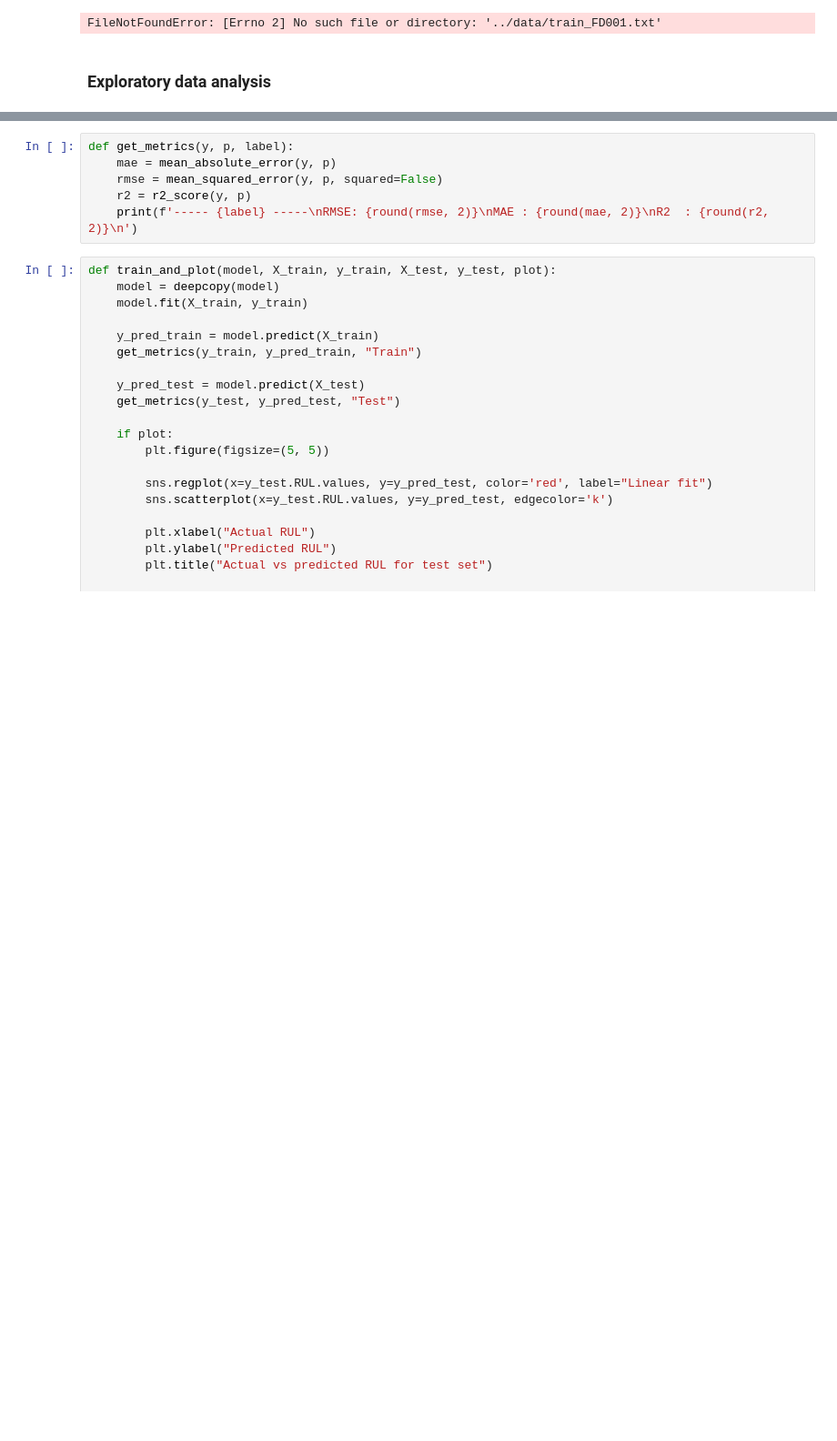
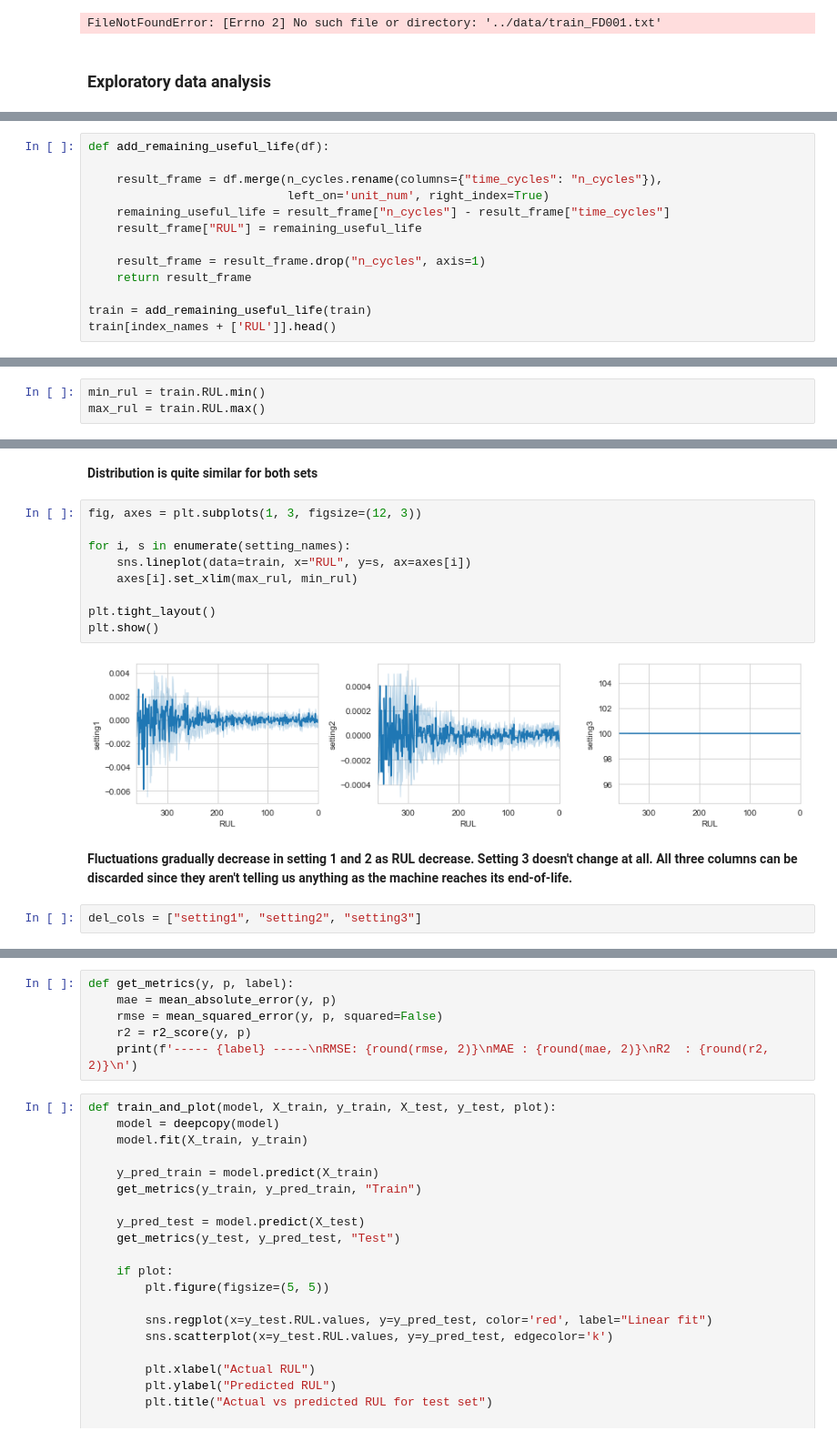
Before and after one commit to Khyati-Bareja/Predictive-Analysis-of-NASA-Turbofan-Degradation-simulation-dataset, a Jupyter notebook: src/EDA-and-Modeling.ipynb, the cells around one changed output, grey strips where cells are left out. Shown: that part at 91% size. Cells and saved outputs as stored; diff of their text form; blank space fills up the shorter version.

```diff
--- a/src/EDA-and-Modeling.ipynb
+++ b/src/EDA-and-Modeling.ipynb
@@ -58,0 +91,13 @@ FileNotFoundError: [Errno 2] No such file or directory: '../data/train_FD001.txt
+# %%
+def add_remaining_useful_life(df):
+
+    result_frame = df.merge(n_cycles.rename(columns={"time_cycles": "n_cycles"}),
+                            left_on='unit_num', right_index=True)
+    remaining_useful_life = result_frame["n_cycles"] - result_frame["time_cycles"]
+    result_frame["RUL"] = remaining_useful_life
+
+    result_frame = result_frame.drop("n_cycles", axis=1)
+    return result_frame
+
+train = add_remaining_useful_life(train)
+train[index_names + ['RUL']].head()
@@ -58,0 +111,3 @@ FileNotFoundError: [Errno 2] No such file or directory: '../data/train_FD001.txt
+# %%
+min_rul = train.RUL.min()
+max_rul = train.RUL.max()
@@ -58,0 +140,17 @@ FileNotFoundError: [Errno 2] No such file or directory: '../data/train_FD001.txt
+# %% [markdown]
+**Distribution is quite similar for both sets**
+# %%
+fig, axes = plt.subplots(1, 3, figsize=(12, 3))
+
+for i, s in enumerate(setting_names):
+    sns.lineplot(data=train, x="RUL", y=s, ax=axes[i])
+    axes[i].set_xlim(max_rul, min_rul)
+
+plt.tight_layout()
+plt.show()
+# %% [output]
+[figure, added]
+# %% [markdown]
+**Fluctuations gradually decrease in setting 1 and 2 as RUL decrease. Setting 3 doesn't change at all. All three columns can be discarded since they aren't telling us anything as the machine reaches its end-of-life.**
+# %%
+del_cols = ["setting1", "setting2", "setting3"]
```
Also changed, not shown: parts of 37 cells of this notebook, 15 other files.
